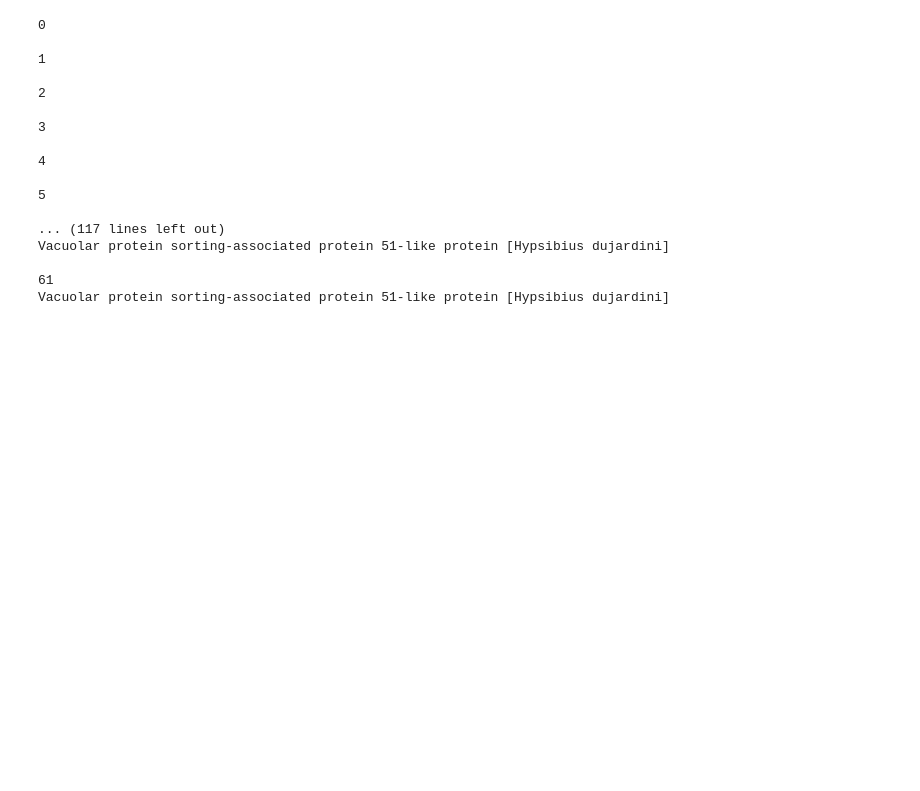
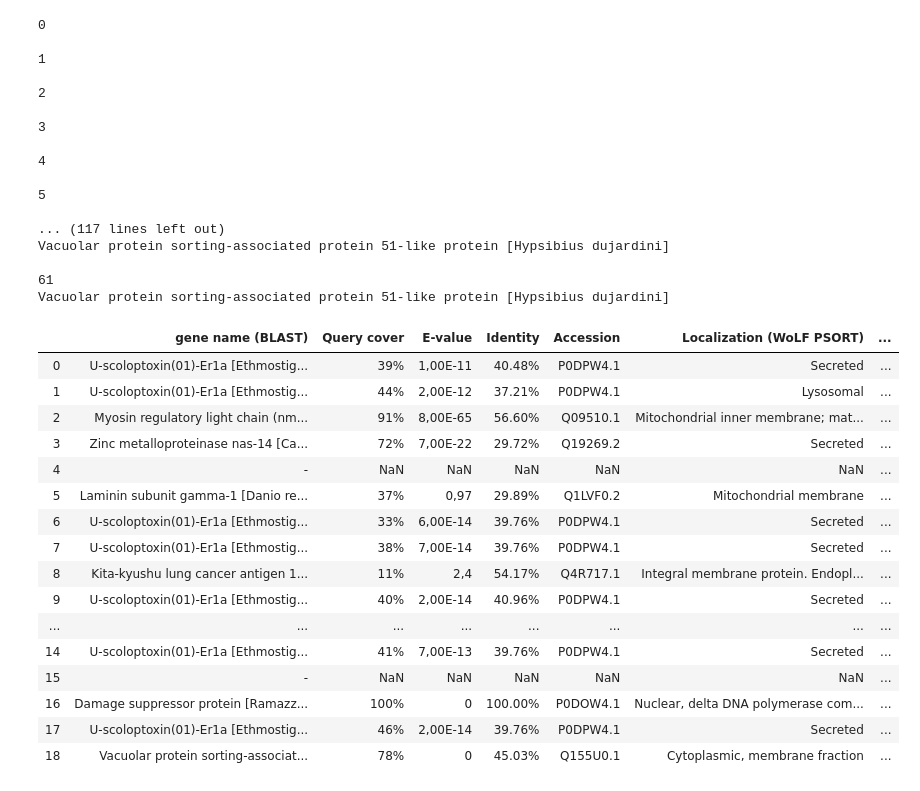
Before and after one commit to alexmorphine/bioinformatics_workshops, a Jupyter notebook: Project4/project4_log.ipynb, the cells around one changed output. Cells and saved outputs as stored; diff of their text form; code cells hidden in the pictures; blank space fills up the shorter version.

Commit message:
protein blast added

```diff
--- a/Project4/project4_log.ipynb
+++ b/Project4/project4_log.ipynb
@@ -65,3 +66,24 @@ Vacuolar protein sorting-associated protein 51-like protein [Hypsibius dujardini
 
 61
 Vacuolar protein sorting-associated protein 51-like protein [Hypsibius dujardini]
+# %%
+# BLAST protein search
+pd.read_csv('blast_proteins.csv', sep=';')
+# %% [output]
+|  | gene name (BLAST) | Query cover | E-value | Identity | Accession | Localization (WoLF PSORT) | ... |
+| 0 | U-scoloptoxin(01)-Er1a [Ethmostig... | 39% | 1,00E-11 | 40.48% | P0DPW4.1 | Secreted | ... |
+| 1 | U-scoloptoxin(01)-Er1a [Ethmostig... | 44% | 2,00E-12 | 37.21% | P0DPW4.1 | Lysosomal | ... |
+| 2 | Myosin regulatory light chain (nm... | 91% | 8,00E-65 | 56.60% | Q09510.1 | Mitochondrial inner membrane; mat... | ... |
+| 3 | Zinc metalloproteinase nas-14 [Ca... | 72% | 7,00E-22 | 29.72% | Q19269.2 | Secreted | ... |
+| 4 | - | NaN | NaN | NaN | NaN | NaN | ... |
+| 5 | Laminin subunit gamma-1 [Danio re... | 37% | 0,97 | 29.89% | Q1LVF0.2 | Mitochondrial membrane | ... |
+| 6 | U-scoloptoxin(01)-Er1a [Ethmostig... | 33% | 6,00E-14 | 39.76% | P0DPW4.1 | Secreted | ... |
+| 7 | U-scoloptoxin(01)-Er1a [Ethmostig... | 38% | 7,00E-14 | 39.76% | P0DPW4.1 | Secreted | ... |
+| 8 | Kita-kyushu lung cancer antigen 1... | 11% | 2,4 | 54.17% | Q4R717.1 | Integral membrane protein. Endopl... | ... |
+| 9 | U-scoloptoxin(01)-Er1a [Ethmostig... | 40% | 2,00E-14 | 40.96% | P0DPW4.1 | Secreted | ... |
+| ... | ... | ... | ... | ... | ... | ... | ... |
+| 14 | U-scoloptoxin(01)-Er1a [Ethmostig... | 41% | 7,00E-13 | 39.76% | P0DPW4.1 | Secreted | ... |
+| 15 | - | NaN | NaN | NaN | NaN | NaN | ... |
+| 16 | Damage suppressor protein [Ramazz... | 100% | 0 | 100.00% | P0DOW4.1 | Nuclear, delta DNA polymerase com... | ... |
+| 17 | U-scoloptoxin(01)-Er1a [Ethmostig... | 46% | 2,00E-14 | 39.76% | P0DPW4.1 | Secreted | ... |
+| 18 | Vacuolar protein sorting-associat... | 78% | 0 | 45.03% | Q155U0.1 | Cytoplasmic, membrane fraction | ... |
```
Also changed, not shown: parts of 2 cells of this notebook.
